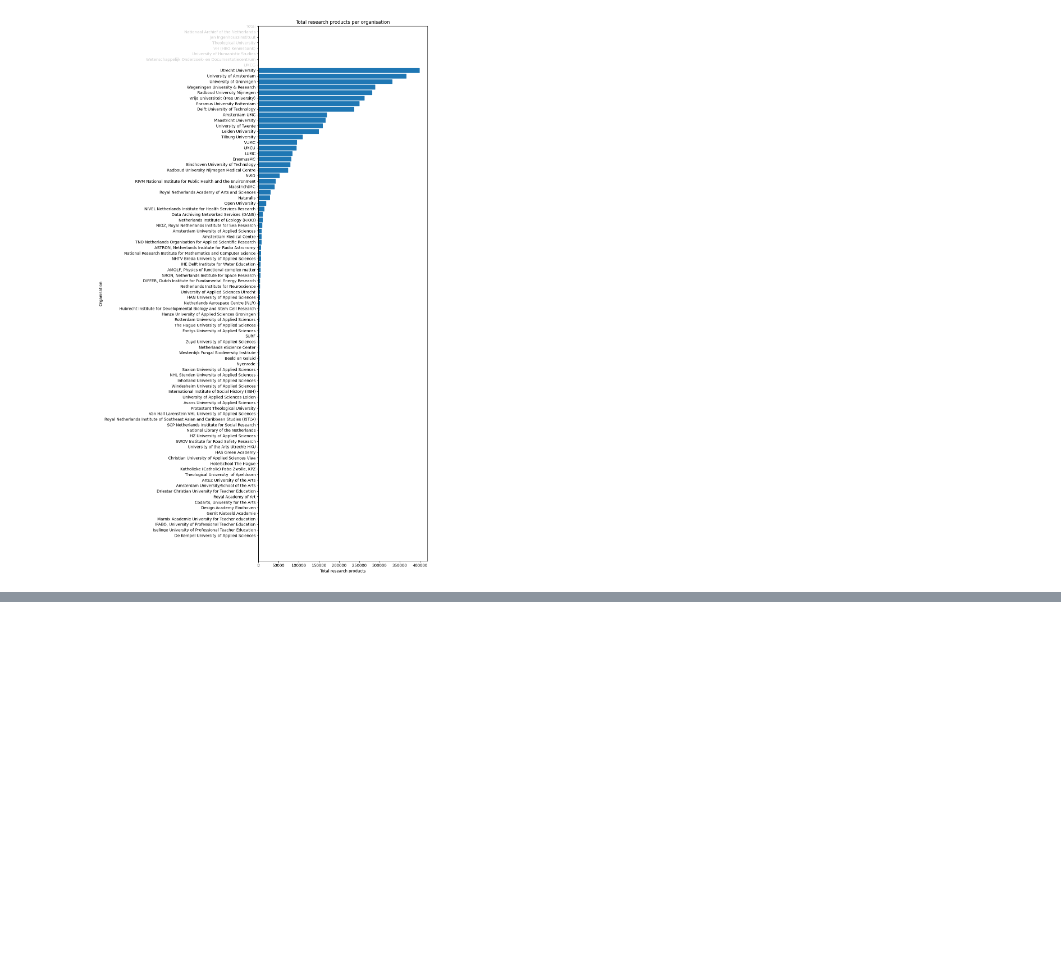
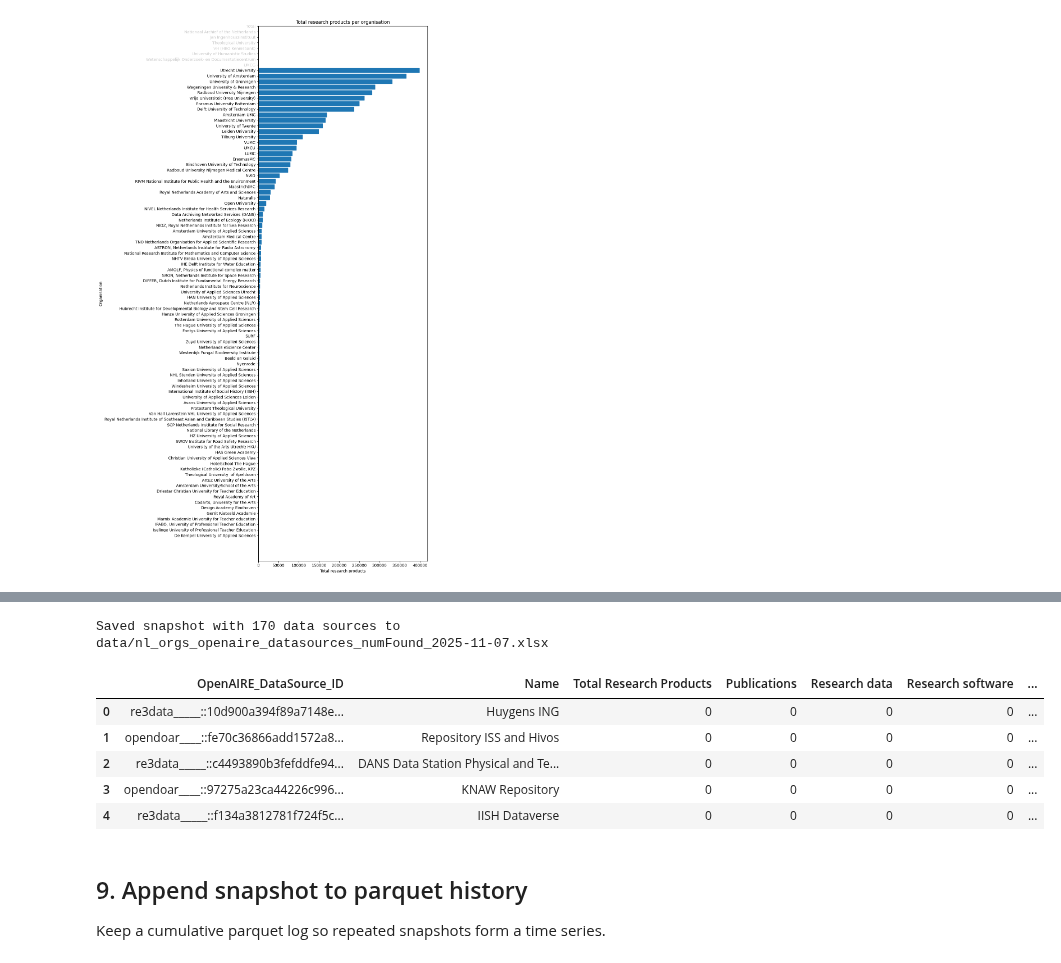
Before and after one commit to surf-ori/dutch-sources, a Jupyter notebook: overview-stats.ipynb, the cells around one changed output, grey strips where cells are left out. Drawn from its saved outputs; the diff is of its cells as text; code cells hidden in the pictures; blank space fills up the shorter version.

```diff
--- a/overview-stats.ipynb
+++ b/overview-stats.ipynb
@@ -819,0 +770,78 @@ else:
+# %%
+if datasources_df.empty:
+    print("No data sources available; skipping numFound snapshot.")
+    datasource_metrics_df = pd.DataFrame(
+        columns=[
+            "OpenAIRE_DataSource_ID",
+            "Name",
+            "Total Research Products",
+            *PRODUCT_TYPE_LABELS.values(),
+            "date_retrieved",
+        ]
+    )
+else:
+    snapshot_date = datetime.utcnow().date().isoformat()
+
+    def collect_datasource_counts(row: pd.Series) -> dict[str, Any]:
+        datasource_id = getattr(row, "OpenAIRE_DataSource_ID", None)
+        if not datasource_id:
+            return {}
+        metrics: dict[str, Any] = {
+            "OpenAIRE_DataSource_ID": datasource_id,
+            "Name": getattr(row, "Name", None),
+            "date_retrieved": snapshot_date,
+        }
+        total_params = {"relCollectedFromDatasourceId": datasource_id}
+        metrics["Total Research Products"] = fetch_num_found(
+            "/v2/researchProducts", total_params
+        )
+        for rp_type, label in PRODUCT_TYPE_LABELS.items():
+            rp_params = {"relCollectedFromDatasourceId": datasource_id, "type": rp_type}
+            metrics[label] = fetch_num_found("/v2/researchProducts", rp_params)
+        return metrics
+
+    datasource_metrics: list[dict[str, Any]] = []
+    with ThreadPoolExecutor(max_workers=6) as executor:
+        futures = {
+            executor.submit(collect_datasource_counts, row): row
+            for row in datasources_df.itertuples(index=False)
+        }
+        for future in tqdm(
+            as_completed(futures),
+            total=len(futures),
+            desc="Collecting numFound",
+            unit="datasource",
+        ):
+            result = future.result()
+            if result:
+                datasource_metrics.append(result)
+
+    datasource_metrics_df = pd.DataFrame(
+        datasource_metrics,
+        columns=[
+            "OpenAIRE_DataSource_ID",
+            "Name",
+            "Total Research Products",
+            *PRODUCT_TYPE_LABELS.values(),
+            "date_retrieved",
+        ],
+    )
+
+    snapshot_path = DATA_DIR / f"nl_orgs_openaire_datasources_numFound_{snapshot_date}.xlsx"
+    datasource_metrics_df.to_excel(snapshot_path, index=False)
+    print(
+        f"Saved snapshot with {len(datasource_metrics_df)} data sources to {snapshot_path}"
+    )
+
+datasource_metrics_df.head()
+# %% [output]
+Saved snapshot with 170 data sources to data/nl_orgs_openaire_datasources_numFound_2025-11-07.xlsx
+|  | OpenAIRE_DataSource_ID | Name | Total Research Products | Publications | Research data | Research software | ... |
+| 0 | re3data_____::10d900a394f89a7148e... | Huygens ING | 0 | 0 | 0 | 0 | ... |
+| 1 | opendoar____::fe70c36866add1572a8... | Repository ISS and Hivos | 0 | 0 | 0 | 0 | ... |
+| 2 | re3data_____::c4493890b3fefddfe94... | DANS Data Station Physical and Te... | 0 | 0 | 0 | 0 | ... |
+| 3 | opendoar____::97275a23ca44226c996... | KNAW Repository | 0 | 0 | 0 | 0 | ... |
+| 4 | re3data_____::f134a3812781f724f5c... | IISH Dataverse | 0 | 0 | 0 | 0 | ... |
+# %% [markdown]
+## 9. Append snapshot to parquet history
+Keep a cumulative parquet log so repeated snapshots form a time series.
```
Also changed, not shown: parts of 13 cells of this notebook.
